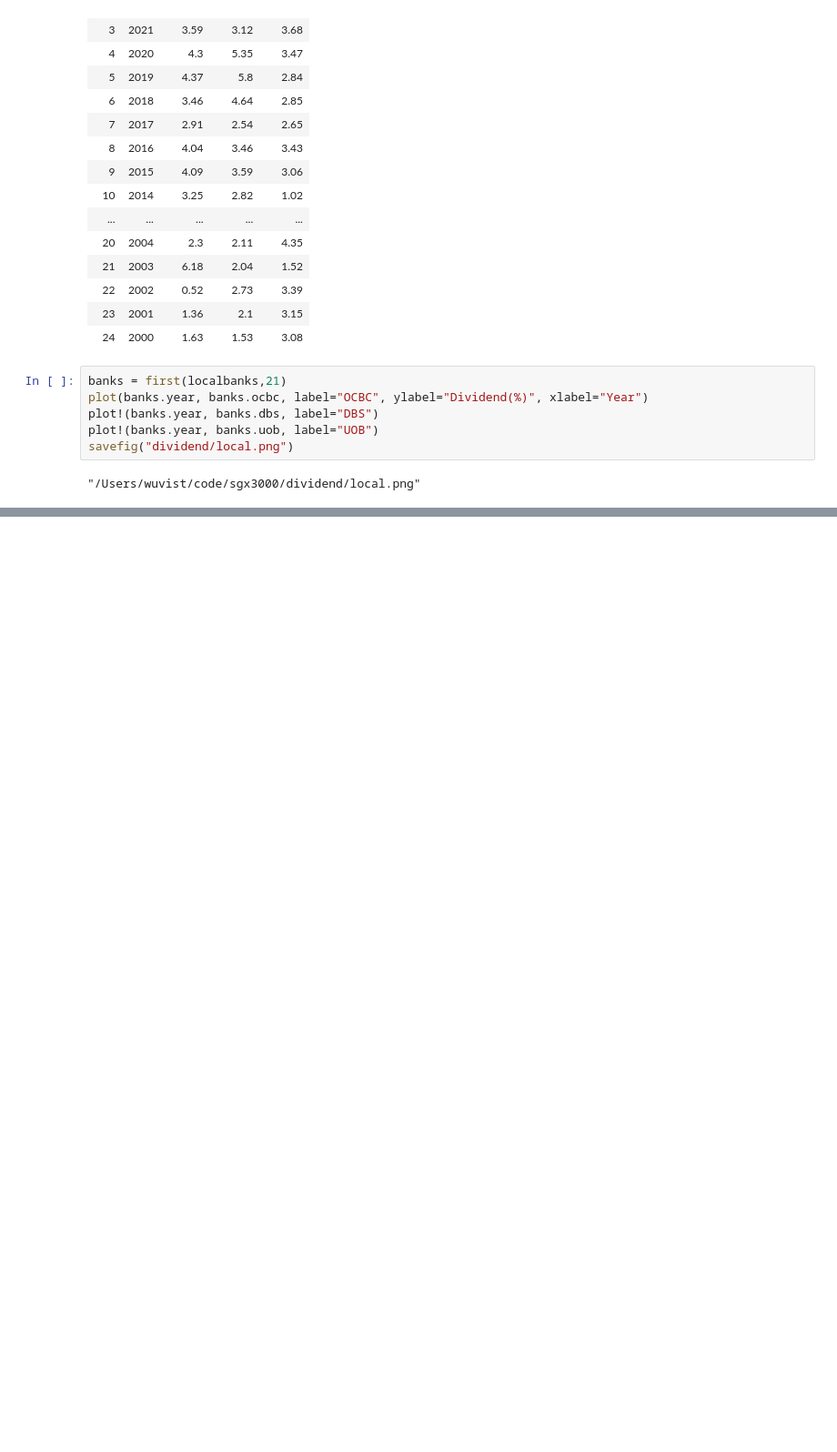
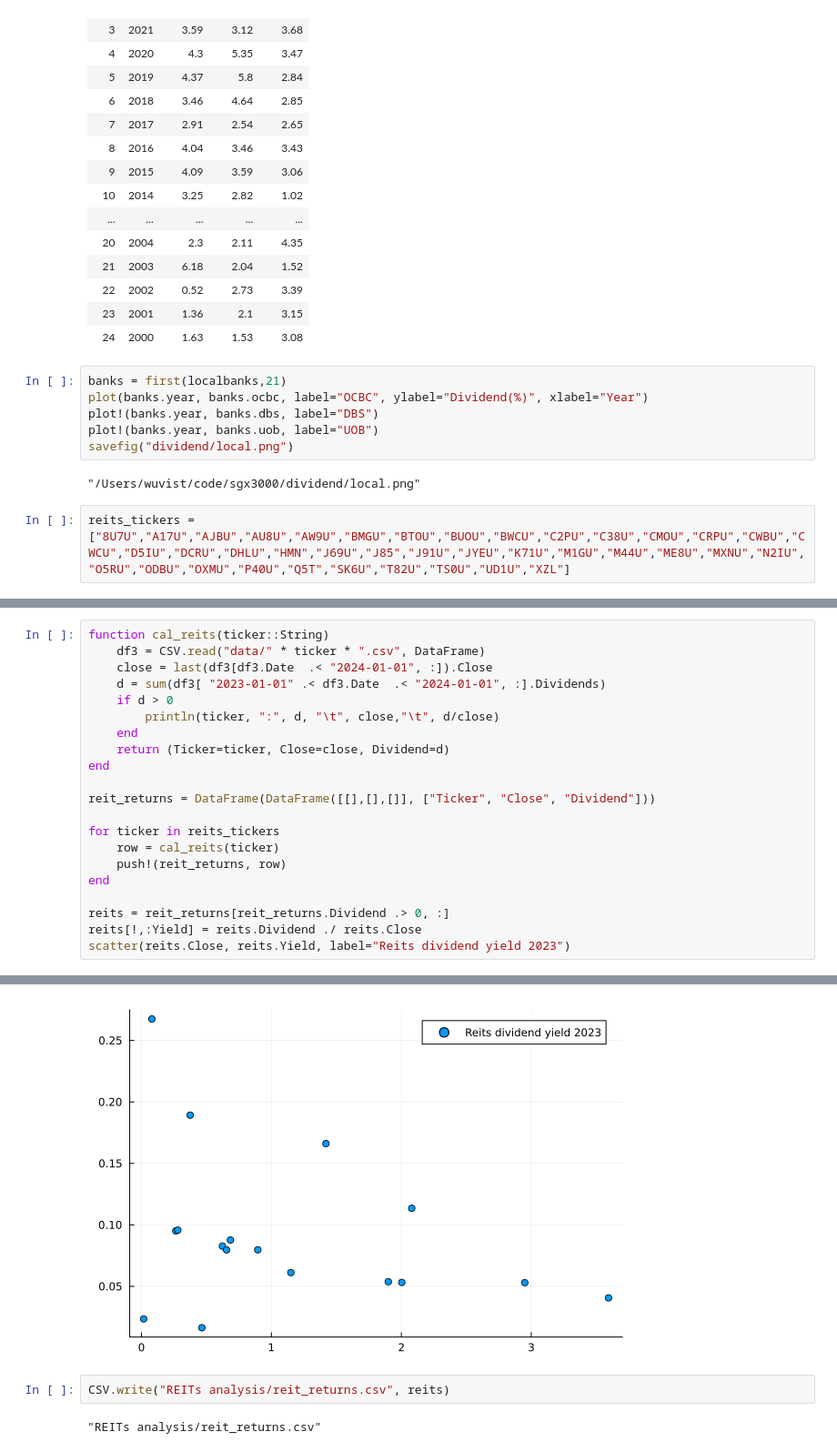
Before and after one commit to Wuvist/sgx3000, a Jupyter notebook: try.ipynb, the cells around one changed output, grey strips where cells are left out. Shown at 91% size. Saved outputs shown, nothing was run; the diff lists cells and outputs as text; blank space fills up the shorter version.

Commit message:
Add reit_returns

```diff
--- a/try.ipynb
+++ b/try.ipynb
@@ -119,3 +119,5 @@ plot!(banks.year, banks.uob, label="UOB")
 savefig("dividend/local.png")
 # %% [output]
 "/Users/wuvist/code/sgx3000/dividend/local.png"
+# %%
+reits_tickers = ["8U7U","A17U","AJBU","AU8U","AW9U","BMGU","BTOU","BUOU","BWCU","C2PU","C38U","CMOU","CRPU","CWBU","CWCU","D5IU","DCRU","DHLU","HMN","J69U","J85","J91U","JYEU","K71U","M1GU","M44U","ME8U","MXNU","N2IU","O5RU","ODBU","OXMU","P40U","Q5T","SK6U","T82U","TS0U","UD1U","XZL"]
@@ -121,0 +142,22 @@ savefig("dividend/local.png")
+# %%
+function cal_reits(ticker::String)
+    df3 = CSV.read("data/" * ticker * ".csv", DataFrame)
+    close = last(df3[df3.Date  .< "2024-01-01", :]).Close
+    d = sum(df3[ "2023-01-01" .< df3.Date  .< "2024-01-01", :].Dividends)
+    if d > 0
+        println(ticker, ":", d, "\t", close,"\t", d/close)
+    end
+    return (Ticker=ticker, Close=close, Dividend=d)
+end
+
+reit_returns = DataFrame(DataFrame([[],[],[]], ["Ticker", "Close", "Dividend"]))
+
+for ticker in reits_tickers
+    row = cal_reits(ticker)
+    push!(reit_returns, row)
+end
+
+reits = reit_returns[reit_returns.Dividend .> 0, :]
+reits[!,:Yield] = reits.Dividend ./ reits.Close
+scatter(reits.Close, reits.Yield, label="Reits dividend yield 2023")
+# %% [output]
@@ -121,0 +181,5 @@ savefig("dividend/local.png")
+[figure, added]
+# %%
+CSV.write("REITs analysis/reit_returns.csv", reits)
+# %% [output]
+"REITs analysis/reit_returns.csv"
```
Also changed, not shown: parts of 2 cells of this notebook, 1 other file.
